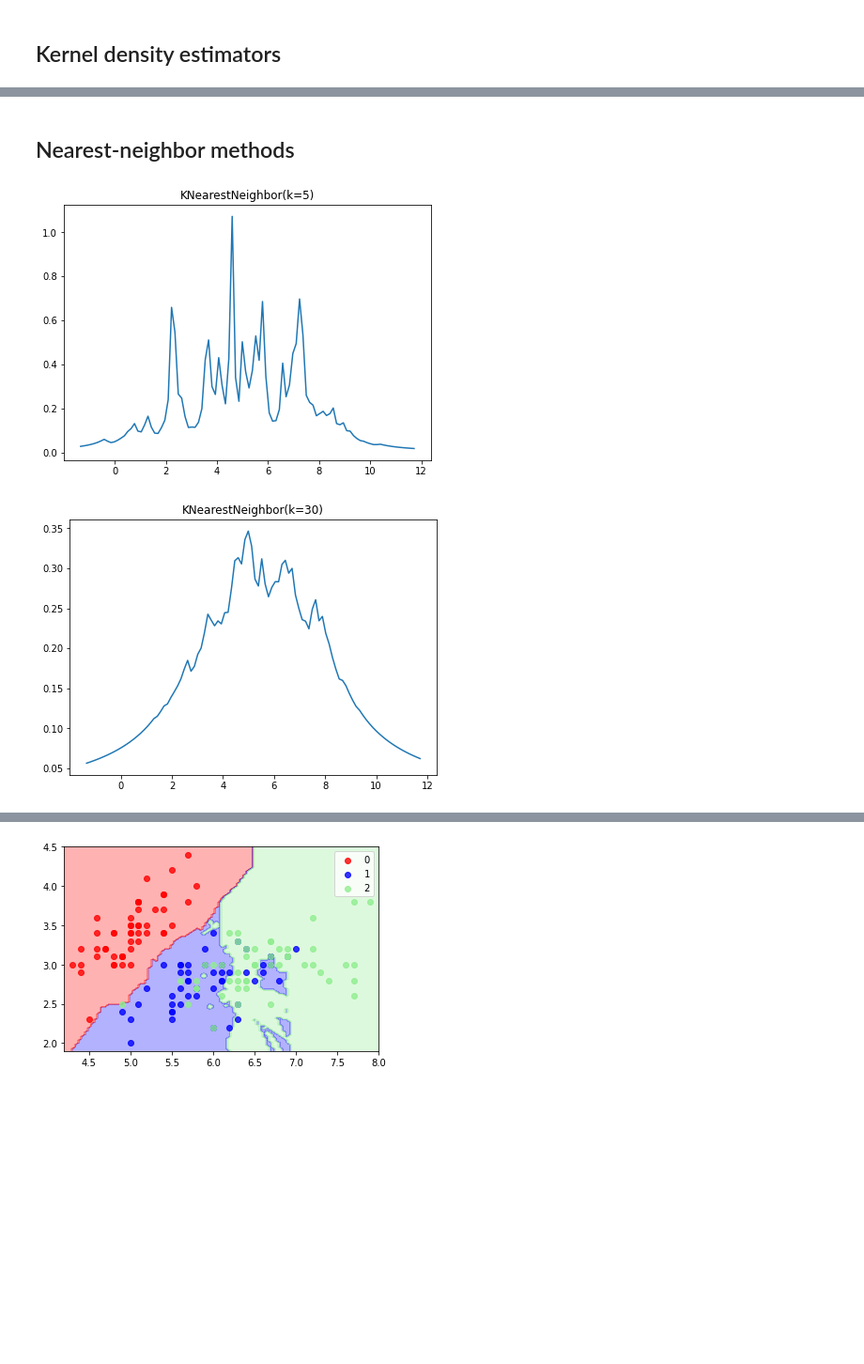
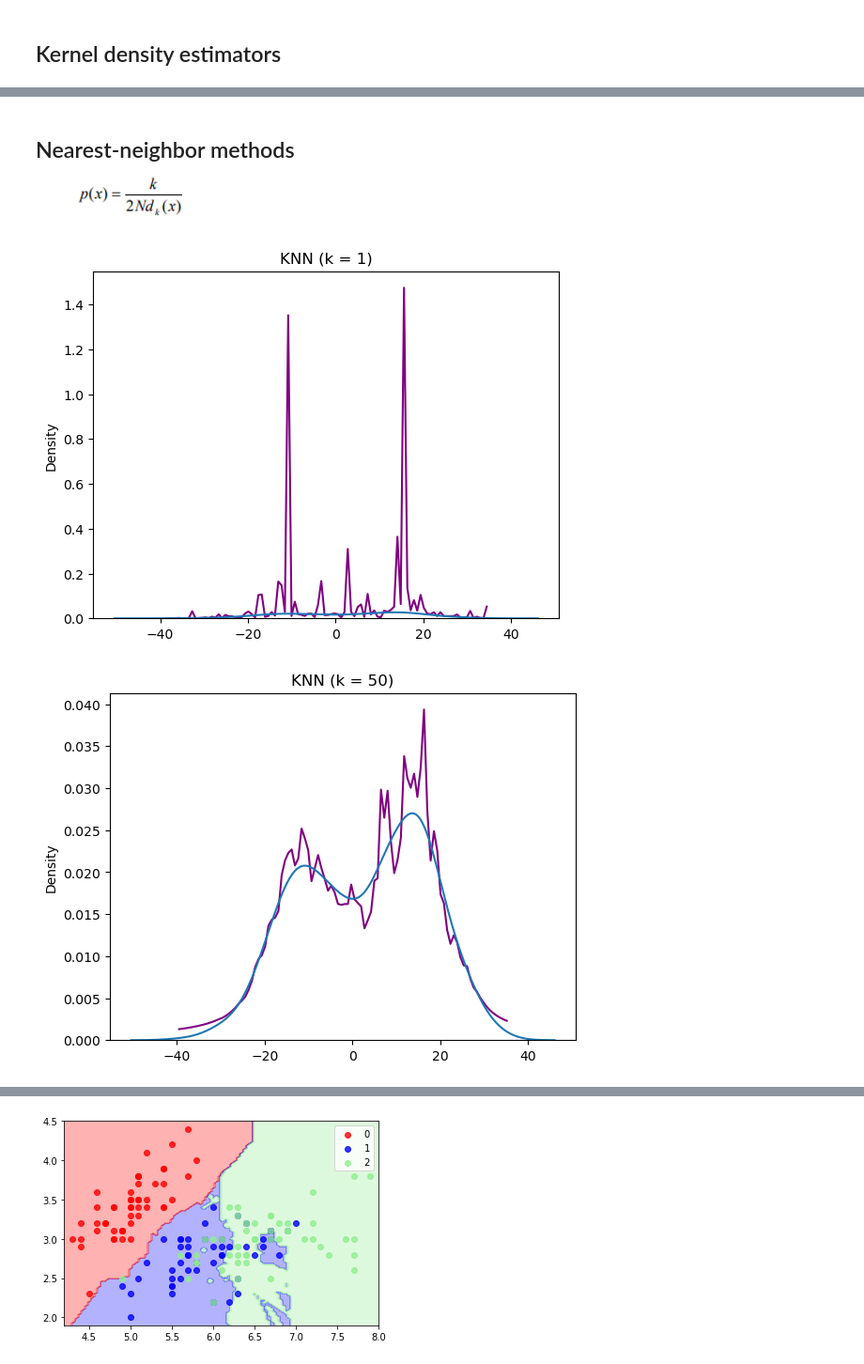
Before and after one commit to negRhlk/PRML, a Jupyter notebook: notebook/chapter02_probability_distributions.ipynb, the cells around one changed output, grey strips where cells are left out. Shown at 94% size. Cells and saved outputs as stored; diff of their text form; code cells hidden in the pictures; blank space fills up the shorter version.

```diff
--- a/notebook/chapter02_probability_distributions.ipynb
+++ b/notebook/chapter02_probability_distributions.ipynb
@@ -197,0 +415,12 @@ parzen_hist.plot()
+# %%
+h = [0.1, 0.5, 1.5, 2]
+new_data = 30
+pdf_probability = scipy.stats.norm.pdf (new_data, loc = 15, scale = 7)
+
+for elem in h:
+    KDE_basic = KDE(elem)
+    KDE_basic.fit(samples2)
+    KDE_basic.KDE_basic()
+    KDE_basic.prediction(new_data)
+    print( "Prediction when h is {} : {}".format(elem,KDE_basic.prediction(new_data)))
+    print("real value is : ", pdf_probability)
@@ -197,0 +440,11 @@ parzen_hist.plot()
+# %%
+h = [0.1, 0.5, 1.5, 2]
+new_data = 30
+pdf_probability = scipy.stats.norm.pdf (new_data, loc = 15, scale = 7)
+
+for elem in h:
+    KDE_gauss = KDE(elem)
+    KDE_gauss.fit(samples2)
+    KDE_gauss.KDE_gauss()
+    print( "Prediction when h is {} : {}".format(elem,KDE_gauss.prediction(new_data, 'gauss')))
+    print("real value is : ", pdf_probability)
@@ -198,3 +464,4 @@ parzen_hist.plot()
 # %% [markdown]
 ## Nearest-neighbor methods
+![image.png](attachment:image.png)
 # %%
@@ -222,11 +508,11 @@ class KNearestNeighbor():
 # %%
-knn5 = KNearestNeighbor(k=5)
-knn30 = KNearestNeighbor(k=30)
-X = np.random.randn(100)*2.4 + 5.1
-knn5.fit(X)
-knn5.plot()
-knn30.fit(X)
-knn30.plot()
+k = [1, 50, 100, 150, 250]
+new_data = 10
+
+for elem in k:
+    knn = KNN(elem)
+    knn.fit(samples1)
+    knn.kNearest()
 # %% [output]
-[figure, old version]
+[figure, new version]
-[figure, old version]
+[figure, new version]
```
Also changed, not shown: parts of 20 cells of this notebook.
